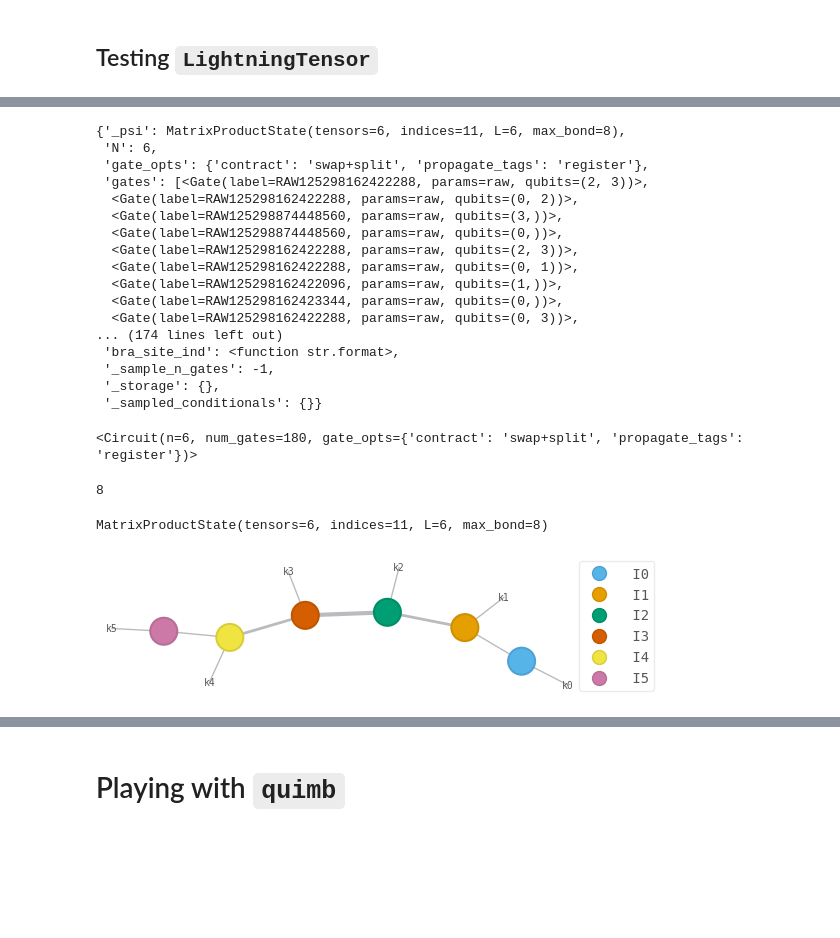
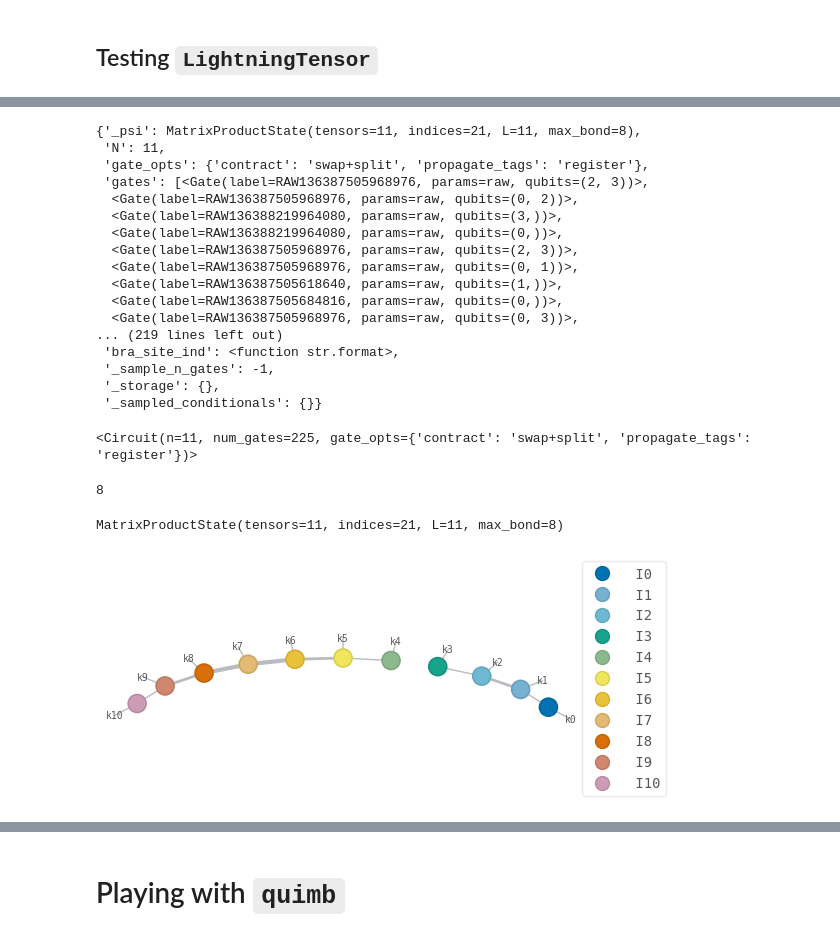
Before and after one commit to PietropaoloFrisoni/pennylane-lightning, a Jupyter notebook: notebooks/FrisusExperiments.ipynb, the cells around one changed output, grey strips where cells are left out. Saved outputs shown, nothing was run; the diff lists cells and outputs as text; code cells hidden in the pictures; blank space fills up the shorter version.

```diff
--- a/notebooks/FrisusExperiments.ipynb
+++ b/notebooks/FrisusExperiments.ipynb
@@ -16,9 +16,10 @@ O1 = qml.Identity(wires=[0])
 O2 = qml.PauliZ(wires=[1])
 
 ops = [
-    qml.DoubleExcitation(phi, wires=[7, 0, 3, 2]),
+    qml.DoubleExcitation(phi, wires=[12, 11, 10, 9]),
     qml.PauliX(wires=[0]),
     qml.RX(theta, wires=[0]),
+    qml.qml.CSWAP(wires=[7, 0, 5]),
     qml.RX(phi, wires=[1]),
     qml.CNOT(wires=[3, 4]),
     qml.DoubleExcitation(phi, wires=[1, 2, 3, 4]),
@@ -158,19 +164,19 @@ oset(['0', '1', '2', '3', '4', '5', 'I0', 'I1', 'I2', 'I3', 'I4', 'I5', 'PSI0',
 # %%
 obj._interface._circuitMPS.__dict__
 # %% [output]
-{'_psi': MatrixProductState(tensors=6, indices=11, L=6, max_bond=8),
- 'N': 6,
+{'_psi': MatrixProductState(tensors=11, indices=21, L=11, max_bond=8),
+ 'N': 11,
  'gate_opts': {'contract': 'swap+split', 'propagate_tags': 'register'},
- 'gates': [<Gate(label=RAW125298162422288, params=raw, qubits=(2, 3))>,
-  <Gate(label=RAW125298162422288, params=raw, qubits=(0, 2))>,
-  <Gate(label=RAW125298874448560, params=raw, qubits=(3,))>,
-  <Gate(label=RAW125298874448560, params=raw, qubits=(0,))>,
-  <Gate(label=RAW125298162422288, params=raw, qubits=(2, 3))>,
-  <Gate(label=RAW125298162422288, params=raw, qubits=(0, 1))>,
-  <Gate(label=RAW125298162422096, params=raw, qubits=(1,))>,
-  <Gate(label=RAW125298162423344, params=raw, qubits=(0,))>,
-  <Gate(label=RAW125298162422288, params=raw, qubits=(0, 3))>,
-... (174 lines left out)
+ 'gates': [<Gate(label=RAW136387505968976, params=raw, qubits=(2, 3))>,
+  <Gate(label=RAW136387505968976, params=raw, qubits=(0, 2))>,
+  <Gate(label=RAW136388219964080, params=raw, qubits=(3,))>,
+  <Gate(label=RAW136388219964080, params=raw, qubits=(0,))>,
+  <Gate(label=RAW136387505968976, params=raw, qubits=(2, 3))>,
+  <Gate(label=RAW136387505968976, params=raw, qubits=(0, 1))>,
+  <Gate(label=RAW136387505618640, params=raw, qubits=(1,))>,
+  <Gate(label=RAW136387505684816, params=raw, qubits=(0,))>,
+  <Gate(label=RAW136387505968976, params=raw, qubits=(0, 3))>,
+... (219 lines left out)
  'bra_site_ind': <function str.format>,
  '_sample_n_gates': -1,
  '_storage': {},
@@ -178,7 +184,7 @@ obj._interface._circuitMPS.__dict__
 # %%
 obj._interface._circuitMPS
 # %% [output]
-<Circuit(n=6, num_gates=180, gate_opts={'contract': 'swap+split', 'propagate_tags': 'register'})>
+<Circuit(n=11, num_gates=225, gate_opts={'contract': 'swap+split', 'propagate_tags': 'register'})>
 # %%
 obj._interface._circuitMPS.psi.max_bond()
 # %% [output]
@@ -186,10 +192,8 @@ obj._interface._circuitMPS.psi.max_bond()
 # %%
 obj._interface._circuitMPS.psi
 # %% [output]
-MatrixProductState(tensors=6, indices=11, L=6, max_bond=8)
+MatrixProductState(tensors=11, indices=21, L=11, max_bond=8)
-# %%
-obj._interface._circuitMPS.psi.draw(
-    color=[f"I{q}" for q in range(len(wires))], show_tags=False, show_inds=True
-)
-# %% [output]
-[figure, removed]
+# %%
+obj._interface.draw_state()
+# %% [output]
+[figure, added]
```
Also changed, not shown: parts of 20 cells of this notebook, 3 other files.
